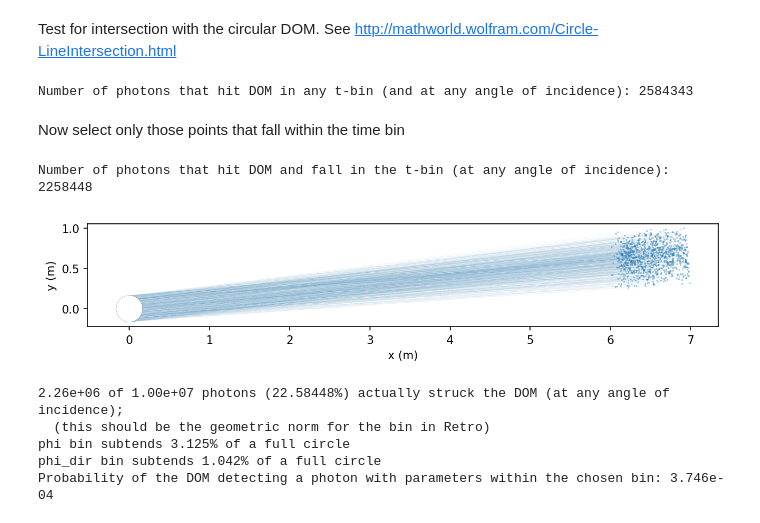
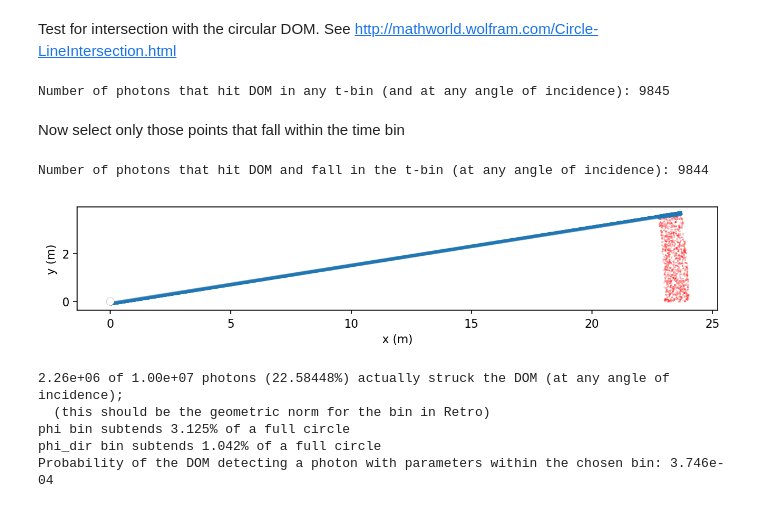
Before and after one commit to icecube/retro, a Jupyter notebook: notebooks/toy_sim_test_methodology.ipynb, the cells around one changed output. Cells and saved outputs as stored; diff of their text form; code cells hidden in the pictures.

```diff
--- a/notebooks/toy_sim_test_methodology.ipynb
+++ b/notebooks/toy_sim_test_methodology.ipynb
@@ -59,7 +59,7 @@ phi_binning = OneDimBinning(
     tex=r'\phi',
     domain=(0, 2*np.pi),
     is_lin=True,
-    num_bins=32,
+    num_bins=40,
     units='rad'
 )
 t_binning = OneDimBinning(
@@ -74,7 +74,7 @@ phidir_binning = OneDimBinning(
     tex=r'\phi_{\rm dir}',
     domain=(0, 2*np.pi),
     is_lin=True,
-    num_bins=96,
+    num_bins=40,
     units='rad'
 )
 binning = r_binning * phi_binning * t_binning * phidir_binning
@@ -102,7 +102,7 @@ dom_efficiency = 1.0 # perfect detector
 Define forward-sim photon initial conditions
 # %%
 # Pick a bin that will have non-zero entries
-r0 = r_binning.midpoints[int(r_binning.num_bins // 4)].m_as('m') # m
+r0 = r_binning.midpoints[int((r_binning.num_bins * 3.8) // 4)].m_as('m') # m
 dr = r0 - dom_radius # m
 t0 = dr / speed_of_light * 1e9 # ns
 phi0 = phi_binning.midpoints[0].m_as('rad') # rad
@@ -111,10 +111,10 @@ phidir0 = (phi0 + np.pi) % (2*np.pi)
 bin_edges = tuple(be.m for be in binning.bin_edges)
 h, _ = np.histogramdd(np.array([[r0, phi0, t0, phidir0]]), bins=bin_edges, normed=False)
 indices0 = tuple(c[0] for c in np.where(h == 1))
-r0_idx, phi0_idx, t0_idx, phidir0_idx = indices0\
+r0_idx, phi0_idx, t0_idx, phidir0_idx = indices0
 
 # offset the directionality by some # of bins
-#phidir0_idx += 2
+phidir0_idx += 1
 
 indices0 = r0_idx, phi0_idx, t0_idx, phidir0_idx
 bin0 = binning[indices0]
@@ -217,7 +217,7 @@ determinant = np.compress(mask, determinant)
 dr_sq = np.compress(mask, dr_sq)
 discriminant = np.compress(mask, discriminant)
 # %% [output]
-Number of photons that hit DOM in any t-bin (and at any angle of incidence): 2584343
+Number of photons that hit DOM in any t-bin (and at any angle of incidence): 9845
 # %%
 sqrt_discr = np.sqrt(discriminant)
 
@@ -262,33 +262,34 @@ distsq = np.compress(mask, distsq)
 x_int = np.compress(mask, x_int)
 y_int = np.compress(mask, y_int)
 # %% [output]
-Number of photons that hit DOM and fall in the t-bin (at any angle of incidence): 2258448
+Number of photons that hit DOM and fall in the t-bin (at any angle of incidence): 9844
 # %%
 lines = mpl.collections.LineCollection(
     zip(zip(x[:1000], y[:1000]), zip(x_int[:1000], y_int[:1000])),
     linewidths=0.01
 )
 dom_patch = mpl.patches.Circle(
     xy=(0, 0), radius=dom_radius,
     facecolor='none', edgecolor='k', lw=0.1, zorder=-1
 )
 
 fig = plt.figure(figsize=(10, 8), dpi=150)
 ax = fig.add_subplot(111)
+ax.scatter(x_samples[:1000], y_samples[:1000], marker='.', color='r', s=0.1)
 ax.add_patch(dom_patch)
 ax.add_collection(lines)
 ax.scatter(x[:1000], y[:1000], marker='.', s=0.2)
 ax.axis('image')
 ax.set_xlabel('x (m)')
 ax.set_ylabel('y (m)')
 
 fpath_base = join(outdir, 'fwd_sim_1k_photon_paths')
 fig.savefig(fpath_base + '.pdf')
 fig.savefig(fpath_base + '.png')
 
 pass
 # %% [output]
-[figure, old version]
+[figure, new version]
 # %%
 pdet = np.sum(dom_efficiency * np.exp(-dist / absorption_length)) / n_photons_forward_sim
 bin_geometric_norm = num_hits / n_photons_forward_sim
```
Also changed, not shown: parts of 5 cells of this notebook, 2 other files.
